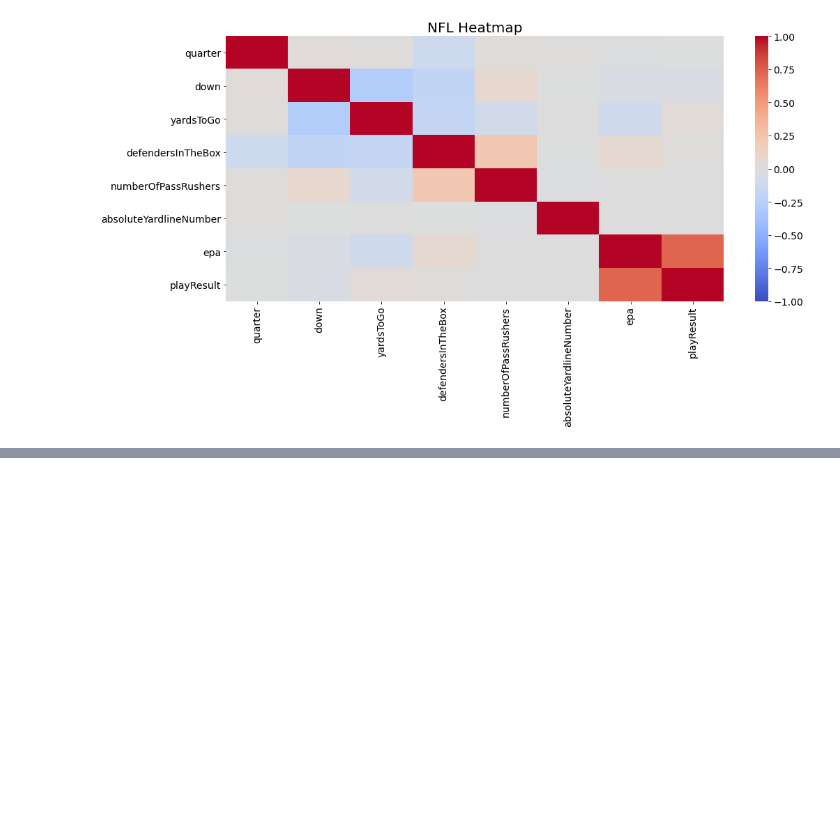
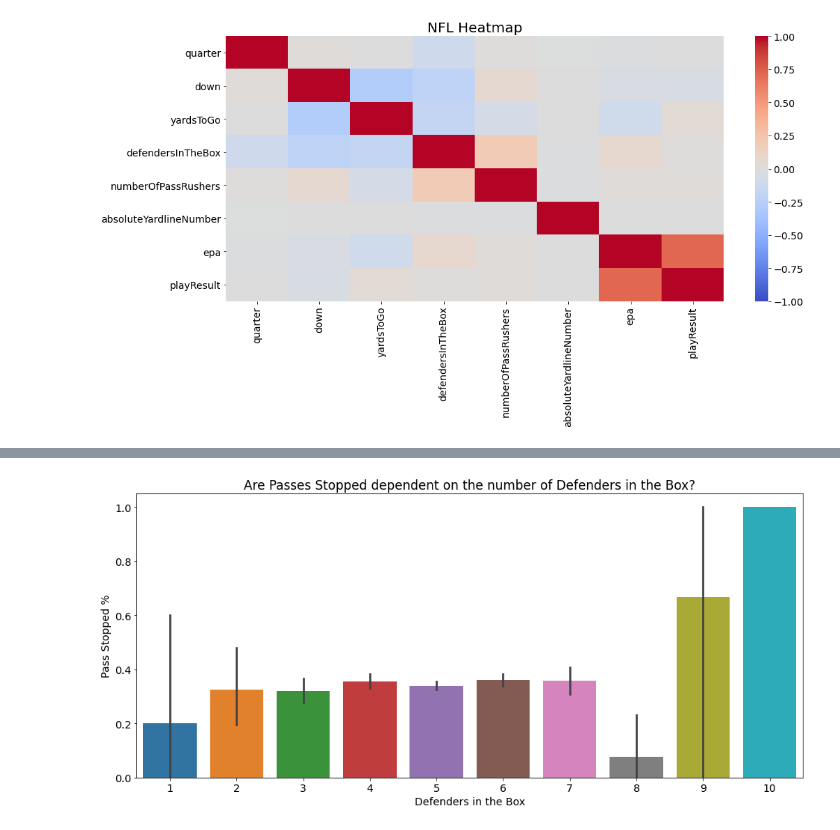
Before and after one commit to Fourth-and-Four/NFL-Big-Data-Bowl-2021, a Jupyter notebook: george_explore.ipynb, the cells around one changed output, grey strips where cells are left out. Cells and saved outputs as stored; diff of their text form; code cells hidden in the pictures; blank space fills up the shorter version.

```diff
--- a/george_explore.ipynb
+++ b/george_explore.ipynb
@@ -451,0 +458,9 @@ sns.barplot(data=train, x='pass_stopped', y= 'team_by_comp_yds')
+# %%
+sns.barplot(data=train,x='defendersInTheBox', y='pass_stopped')
+plt.xlabel('Defenders in the Box')
+plt.ylabel('Pass Stopped %')
+plt.xticks([0,1,2,3,4,5,6,7,8,9], [1,2,3,4,5,6,7,8,9,10])
+plt.title("Are Passes Stopped dependent on the number of Defenders in the Box?")
+plt.show()
+# %% [output]
+[figure, added]
```
Also changed, not shown: parts of 28 cells of this notebook.
